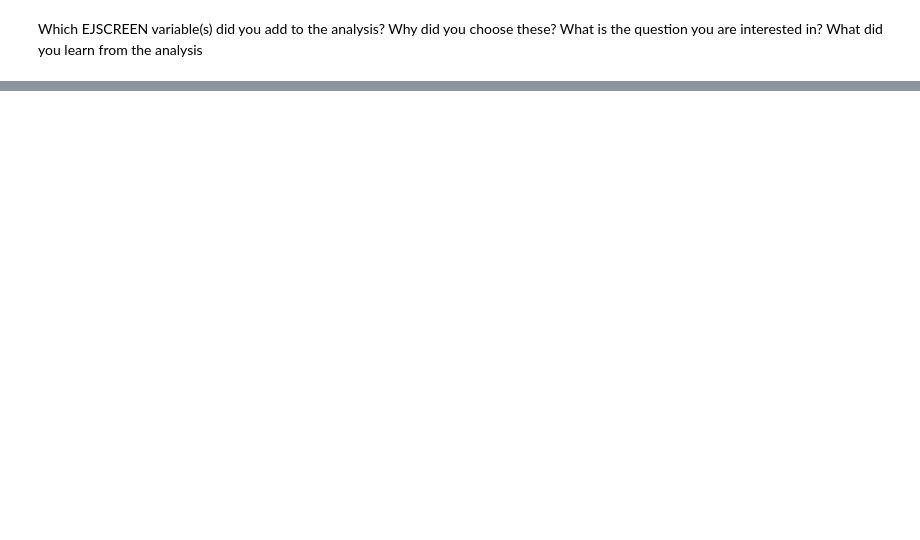
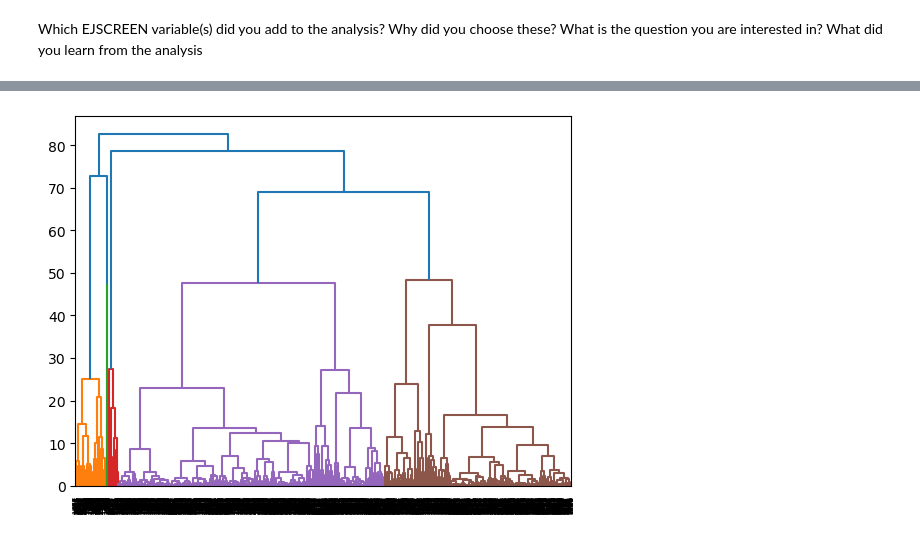
Before and after one commit to jordancsibley/EDS232-labs, a Jupyter notebook: Week8/lab8-ej-clustering-.ipynb, the cells around one changed output, grey strips where cells are left out. Cells and saved outputs as stored; diff of their text form; code cells hidden in the pictures; blank space fills up the shorter version.

```diff
--- a/Week8/lab8-ej-clustering-.ipynb
+++ b/Week8/lab8-ej-clustering-.ipynb
@@ -129,0 +188,16 @@ Which EJSCREEN variable(s) did you add to the analysis? Why did you choose these
+# %%
+# Filter to updated columns
+energy_ej = eeip_data[['utility_pv_technical_generation_potential_mwh',
+                       'residential_pv_technical_generation_potential_mwh',
+                       'land_based_wind_technical_generation_potential_mwh',
+                       'commercial_pv_technical_generation_potential_mwh',
+                       'pm25_indicator',
+                       'minority_indicator',
+                       'unemployment_quint'
+                        ]]
+
+# Remove rows with NA values
+energy_ej = energy_ej.dropna()
+
+# Check na values have been removed
+energy_ej.isnull().sum()
@@ -129,0 +213,15 @@ Which EJSCREEN variable(s) did you add to the analysis? Why did you choose these
+# %%
+# Scale the dataframe
+energy_ej_scaled = pd.DataFrame(scaler.fit_transform(energy_ej), columns=energy_ej.columns)
+
+# Turn df into array for linkage
+energy_ej_array = energy_ej_scaled.to_numpy()
+
+# Perform clustering using linkage()
+linked2 = linkage(energy_ej_array, method = 'ward')
+
+# Visualize full dendropgram
+plt.figure()
+dn = dendrogram(linked2)
+# %% [output]
+[figure, added]
```
Also changed, not shown: parts of 14 cells of this notebook.
